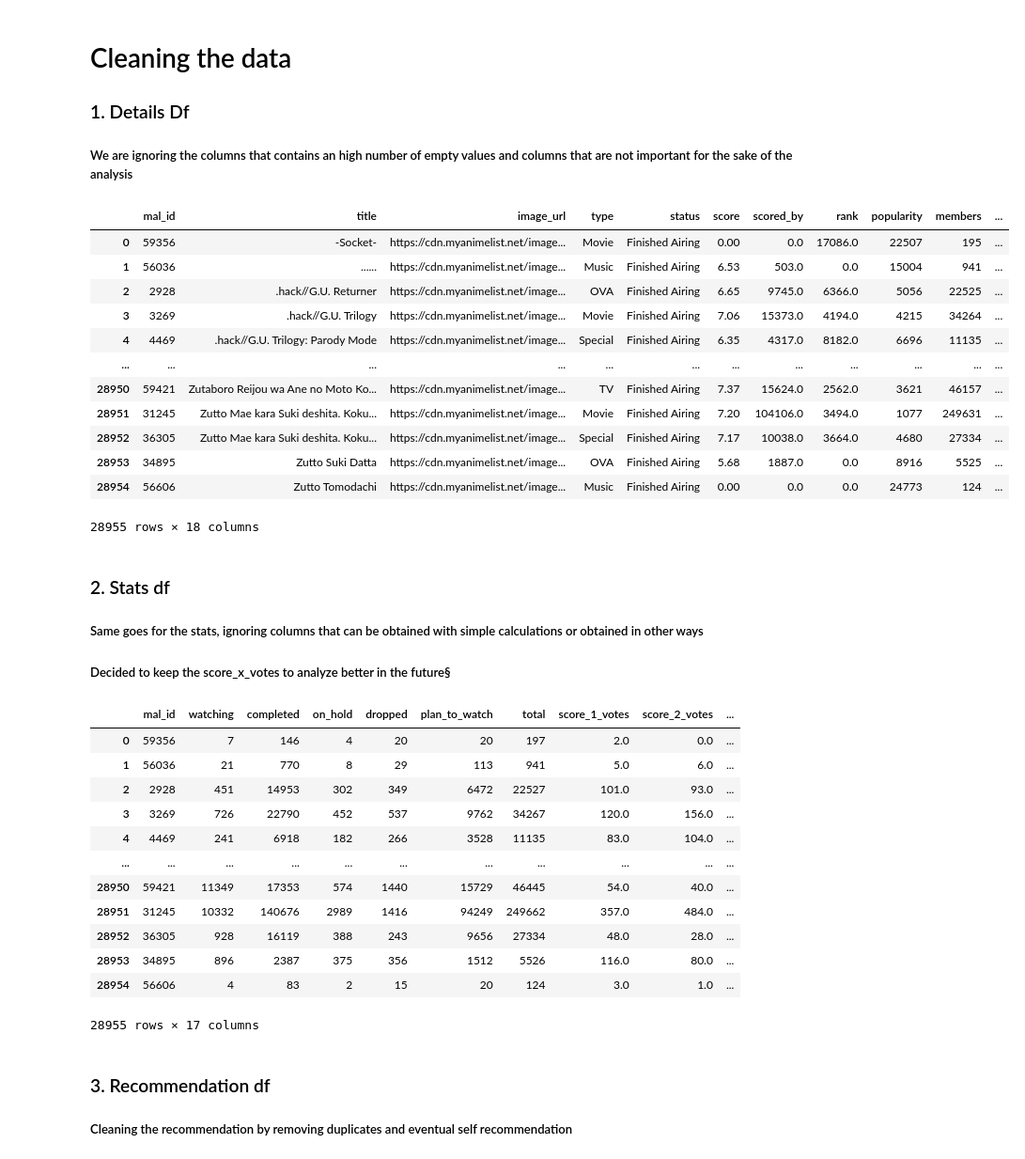
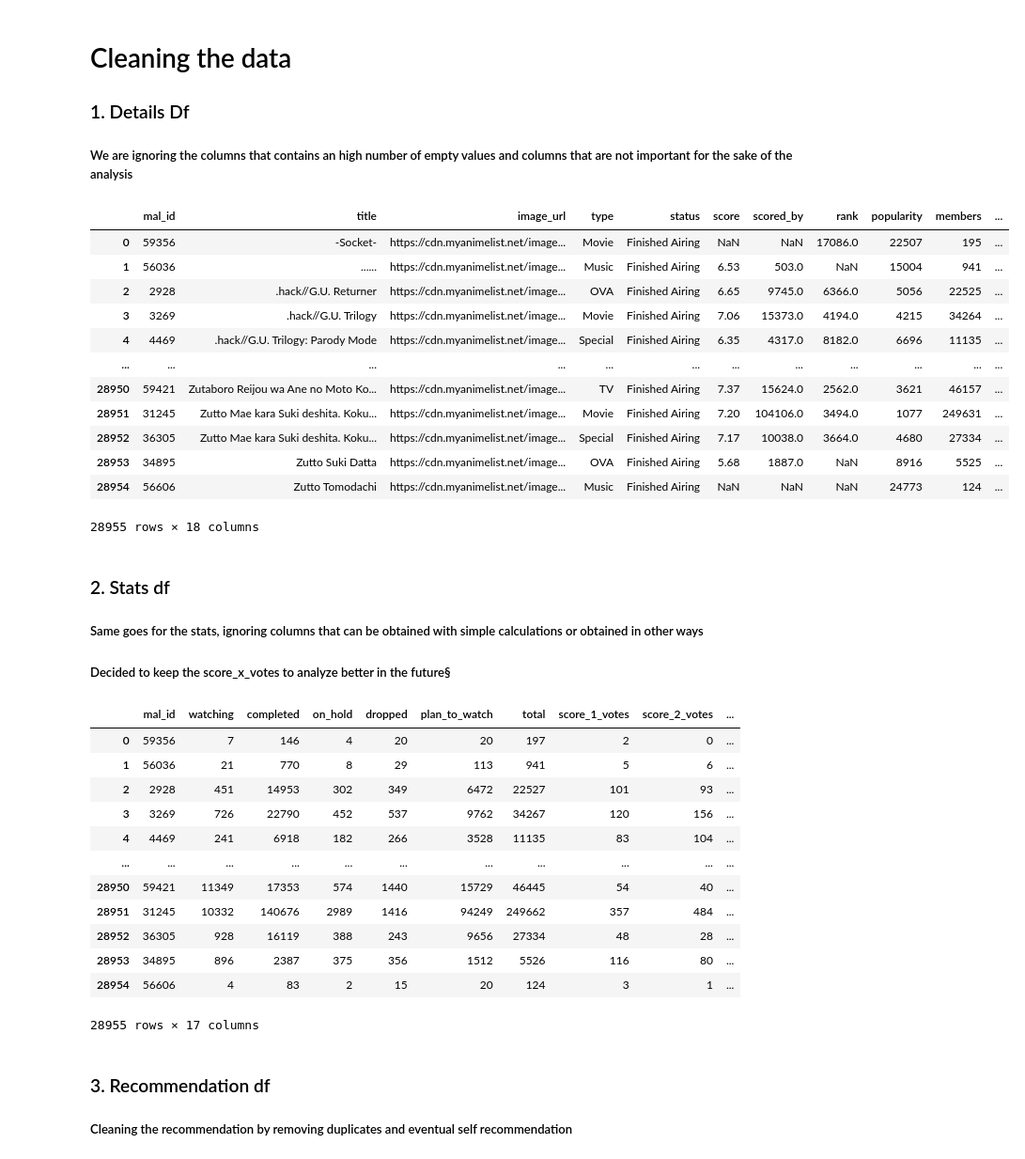
Before and after one commit to DylanTimo/IUM-TWEB-DylanTimo, a Jupyter notebook: HCI-assignment/solution/notebooks/CleaningAnime.ipynb, the cells around one changed output. Shown at 94% size. Saved outputs shown, nothing was run; the diff lists cells and outputs as text; code cells hidden in the pictures.

```diff
--- a/HCI-assignment/solution/notebooks/CleaningAnime.ipynb
+++ b/HCI-assignment/solution/notebooks/CleaningAnime.ipynb
@@ -7,40 +7,40 @@ import pandas as pd
 # %%
 dfDetails = pd.read_csv("../data/raw/details.csv")
 
 dfDetails.drop_duplicates()
 dfDetails = dfDetails.drop(columns=["title_japanese",
                                     "url",
                                     "start_date",
                                     "end_date",
                                     "synopsis",
                                     "studios",
                                     "demographics",
                                     "season",
                                     "licensors",
                                     "explicit_genres",
                                     "streaming"],
                            errors = "ignore")
 
 dfDetails["type"] = dfDetails["type"].fillna("Unknown")
 dfDetails["rating"] = dfDetails["rating"].fillna("Unknown")
 
-dfDetails["score"] = dfDetails["score"].fillna(0)
-dfDetails["scored_by"] = dfDetails["scored_by"].fillna(0)
-dfDetails["rank"] = dfDetails["rank"].fillna(0)
+#dfDetails["score"] = dfDetails["score"].fillna(0)
+#dfDetails["scored_by"] = dfDetails["scored_by"].fillna(0)
+#dfDetails["rank"] = dfDetails["rank"].fillna(0)
 
-dfDetails["episodes"] = dfDetails["episodes"].fillna(0)
-dfDetails["episodes"] = dfDetails["episodes"].astype(int)
+#dfDetails["episodes"] = dfDetails["episodes"].fillna(0)
+dfDetails["episodes"] = dfDetails["episodes"].astype("Int64")
 
-dfDetails["year"] = dfDetails["year"].fillna(0)
-dfDetails["year"] = dfDetails["year"].astype(int)
+#dfDetails["year"] = dfDetails["year"].fillna(0)
+dfDetails["year"] = dfDetails["year"].astype("Int64")
 
 dfDetails = dfDetails.rename(columns={"total": "total_users"})
 
 dfDetails
 # %% [output]
 |  | mal_id | title | image_url | type | status | score | scored_by | rank | popularity | members | ... |
-| 0 | 59356 | -Socket- | https://cdn.myanimelist.net/image... | Movie | Finished Airing | 0.00 | 0.0 | 17086.0 | 22507 | 195 | ... |
-| 1 | 56036 | ...... | https://cdn.myanimelist.net/image... | Music | Finished Airing | 6.53 | 503.0 | 0.0 | 15004 | 941 | ... |
+| 0 | 59356 | -Socket- | https://cdn.myanimelist.net/image... | Movie | Finished Airing | NaN | NaN | 17086.0 | 22507 | 195 | ... |
+| 1 | 56036 | ...... | https://cdn.myanimelist.net/image... | Music | Finished Airing | 6.53 | 503.0 | NaN | 15004 | 941 | ... |
 | 2 | 2928 | .hack//G.U. Returner | https://cdn.myanimelist.net/image... | OVA | Finished Airing | 6.65 | 9745.0 | 6366.0 | 5056 | 22525 | ... |
 | 3 | 3269 | .hack//G.U. Trilogy | https://cdn.myanimelist.net/image... | Movie | Finished Airing | 7.06 | 15373.0 | 4194.0 | 4215 | 34264 | ... |
 | 4 | 4469 | .hack//G.U. Trilogy: Parody Mode | https://cdn.myanimelist.net/image... | Special | Finished Airing | 6.35 | 4317.0 | 8182.0 | 6696 | 11135 | ... |
@@ -48,8 +48,8 @@ dfDetails
 | 28950 | 59421 | Zutaboro Reijou wa Ane no Moto Ko... | https://cdn.myanimelist.net/image... | TV | Finished Airing | 7.37 | 15624.0 | 2562.0 | 3621 | 46157 | ... |
 | 28951 | 31245 | Zutto Mae kara Suki deshita. Koku... | https://cdn.myanimelist.net/image... | Movie | Finished Airing | 7.20 | 104106.0 | 3494.0 | 1077 | 249631 | ... |
 | 28952 | 36305 | Zutto Mae kara Suki deshita. Koku... | https://cdn.myanimelist.net/image... | Special | Finished Airing | 7.17 | 10038.0 | 3664.0 | 4680 | 27334 | ... |
-| 28953 | 34895 | Zutto Suki Datta | https://cdn.myanimelist.net/image... | OVA | Finished Airing | 5.68 | 1887.0 | 0.0 | 8916 | 5525 | ... |
-| 28954 | 56606 | Zutto Tomodachi | https://cdn.myanimelist.net/image... | Music | Finished Airing | 0.00 | 0.0 | 0.0 | 24773 | 124 | ... |
+| 28953 | 34895 | Zutto Suki Datta | https://cdn.myanimelist.net/image... | OVA | Finished Airing | 5.68 | 1887.0 | NaN | 8916 | 5525 | ... |
+| 28954 | 56606 | Zutto Tomodachi | https://cdn.myanimelist.net/image... | Music | Finished Airing | NaN | NaN | NaN | 24773 | 124 | ... |
 28955 rows × 18 columns
 # %%
 dfDetails.to_csv("../data/cleaned/anime.csv", index = False)
@@ -67,21 +67,22 @@ dfStats.drop_duplicates()
 
 cols = ["score_1_votes", "score_2_votes", "score_3_votes", "score_4_votes", "score_5_votes", "score_6_votes", "score_7_votes", "score_8_votes", "score_9_votes", "score_10_votes"]
 dfStats[cols] = dfStats[cols].fillna(0)
+dfStats[cols] = dfStats[cols].astype(int)
 
 dfStats
 # %% [output]
 |  | mal_id | watching | completed | on_hold | dropped | plan_to_watch | total | score_1_votes | score_2_votes | ... |
-| 0 | 59356 | 7 | 146 | 4 | 20 | 20 | 197 | 2.0 | 0.0 | ... |
-| 1 | 56036 | 21 | 770 | 8 | 29 | 113 | 941 | 5.0 | 6.0 | ... |
-| 2 | 2928 | 451 | 14953 | 302 | 349 | 6472 | 22527 | 101.0 | 93.0 | ... |
-| 3 | 3269 | 726 | 22790 | 452 | 537 | 9762 | 34267 | 120.0 | 156.0 | ... |
-| 4 | 4469 | 241 | 6918 | 182 | 266 | 3528 | 11135 | 83.0 | 104.0 | ... |
+| 0 | 59356 | 7 | 146 | 4 | 20 | 20 | 197 | 2 | 0 | ... |
+| 1 | 56036 | 21 | 770 | 8 | 29 | 113 | 941 | 5 | 6 | ... |
+| 2 | 2928 | 451 | 14953 | 302 | 349 | 6472 | 22527 | 101 | 93 | ... |
+| 3 | 3269 | 726 | 22790 | 452 | 537 | 9762 | 34267 | 120 | 156 | ... |
+| 4 | 4469 | 241 | 6918 | 182 | 266 | 3528 | 11135 | 83 | 104 | ... |
 | ... | ... | ... | ... | ... | ... | ... | ... | ... | ... | ... |
-| 28950 | 59421 | 11349 | 17353 | 574 | 1440 | 15729 | 46445 | 54.0 | 40.0 | ... |
-| 28951 | 31245 | 10332 | 140676 | 2989 | 1416 | 94249 | 249662 | 357.0 | 484.0 | ... |
-| 28952 | 36305 | 928 | 16119 | 388 | 243 | 9656 | 27334 | 48.0 | 28.0 | ... |
-| 28953 | 34895 | 896 | 2387 | 375 | 356 | 1512 | 5526 | 116.0 | 80.0 | ... |
-| 28954 | 56606 | 4 | 83 | 2 | 15 | 20 | 124 | 3.0 | 1.0 | ... |
+| 28950 | 59421 | 11349 | 17353 | 574 | 1440 | 15729 | 46445 | 54 | 40 | ... |
+| 28951 | 31245 | 10332 | 140676 | 2989 | 1416 | 94249 | 249662 | 357 | 484 | ... |
+| 28952 | 36305 | 928 | 16119 | 388 | 243 | 9656 | 27334 | 48 | 28 | ... |
+| 28953 | 34895 | 896 | 2387 | 375 | 356 | 1512 | 5526 | 116 | 80 | ... |
+| 28954 | 56606 | 4 | 83 | 2 | 15 | 20 | 124 | 3 | 1 | ... |
 28955 rows × 17 columns
 # %%
 dfStats.to_csv("../data/cleaned/anime_stats.csv", index = False)
```
